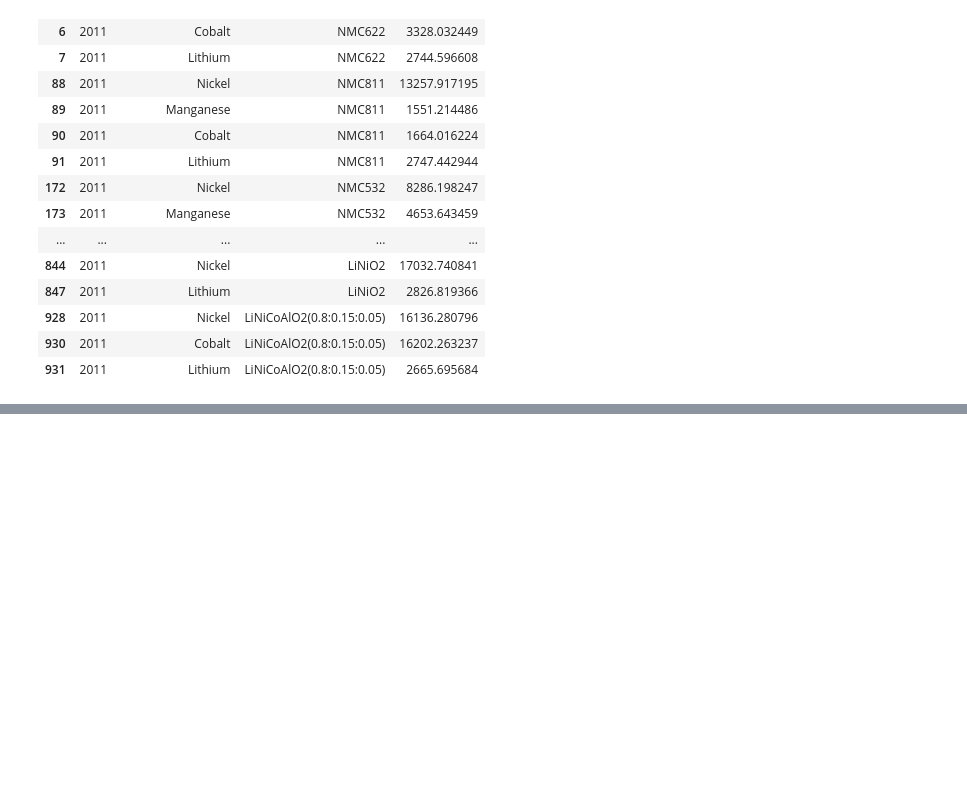
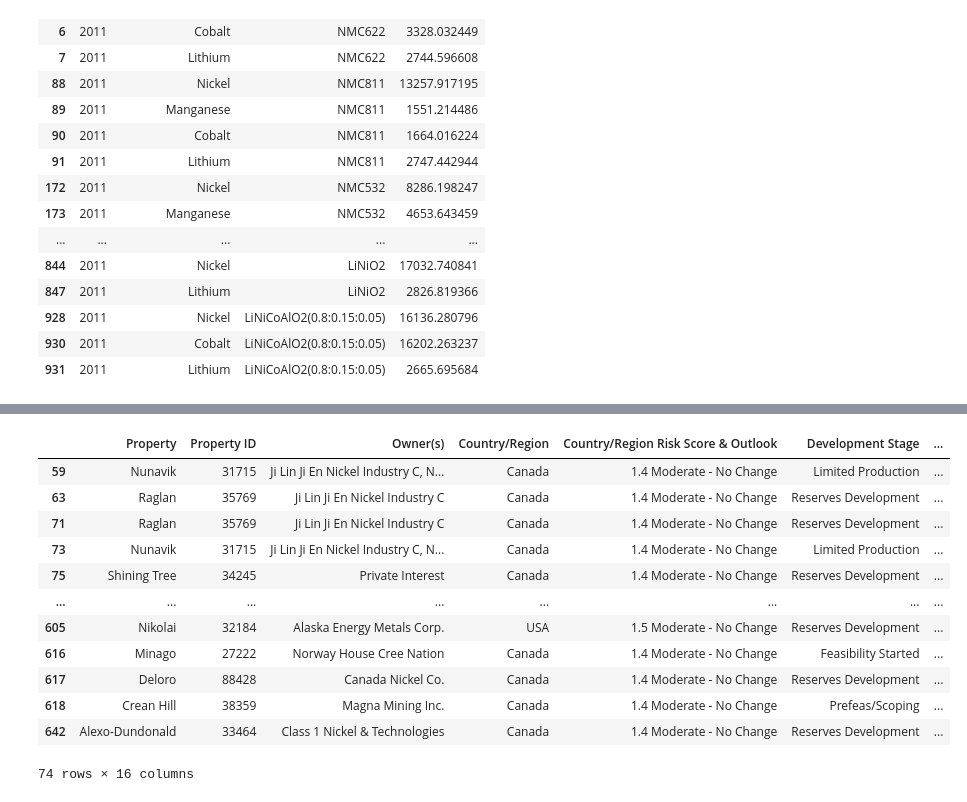
Before and after one commit to changbatterygroup/CriticalMinerals, a Jupyter notebook: Critical_Minerals_Analysis.ipynb, the cells around one changed output, grey strips where cells are left out. Saved outputs shown, nothing was run; the diff lists cells and outputs as text; code cells hidden in the pictures; blank space fills up the shorter version.

```diff
--- a/Critical_Minerals_Analysis.ipynb
+++ b/Critical_Minerals_Analysis.ipynb
@@ -463,8 +462,23 @@ fig.show()
 # %%
 
 C = combined.copy()
 usca = C[C["Primary Mineral"].isin(["Cobalt", "Nickel", "Manganese"]) &
          C["Country/Region"].isin(["USA", "Canada"])]
+usca
+# %% [output]
+|  | Property | Property ID | Owner(s) | Country/Region | Country/Region Risk Score & Outlook | Development Stage | ... |
+| 59 | Nunavik | 31715 | Ji Lin Ji En Nickel Industry C, N... | Canada | 1.4 Moderate - No Change | Limited Production | ... |
+| 63 | Raglan | 35769 | Ji Lin Ji En Nickel Industry C | Canada | 1.4 Moderate - No Change | Reserves Development | ... |
+| 71 | Raglan | 35769 | Ji Lin Ji En Nickel Industry C | Canada | 1.4 Moderate - No Change | Reserves Development | ... |
+| 73 | Nunavik | 31715 | Ji Lin Ji En Nickel Industry C, N... | Canada | 1.4 Moderate - No Change | Limited Production | ... |
+| 75 | Shining Tree | 34245 | Private Interest | Canada | 1.4 Moderate - No Change | Reserves Development | ... |
+| ... | ... | ... | ... | ... | ... | ... | ... |
+| 605 | Nikolai | 32184 | Alaska Energy Metals Corp. | USA | 1.5 Moderate - No Change | Reserves Development | ... |
+| 616 | Minago | 27222 | Norway House Cree Nation | Canada | 1.4 Moderate - No Change | Feasibility Started | ... |
+| 617 | Deloro | 88428 | Canada Nickel Co. | Canada | 1.4 Moderate - No Change | Reserves Development | ... |
+| 618 | Crean Hill | 38359 | Magna Mining Inc. | Canada | 1.4 Moderate - No Change | Prefeas/Scoping | ... |
+| 642 | Alexo-Dundonald | 33464 | Class 1 Nickel & Technologies | Canada | 1.4 Moderate - No Change | Reserves Development | ... |
+74 rows × 16 columns
 # %%
 usca_map = px.scatter_geo(usca, lat="Latitude (degrees)", lon="Longitude (degrees)", color="Primary Mineral",
                     size_max=20, hover_data=["Property ID","Primary Reserves and Resources", "Country/Region",
```
Also changed, not shown: parts of 7 cells of this notebook, 3 other files.
